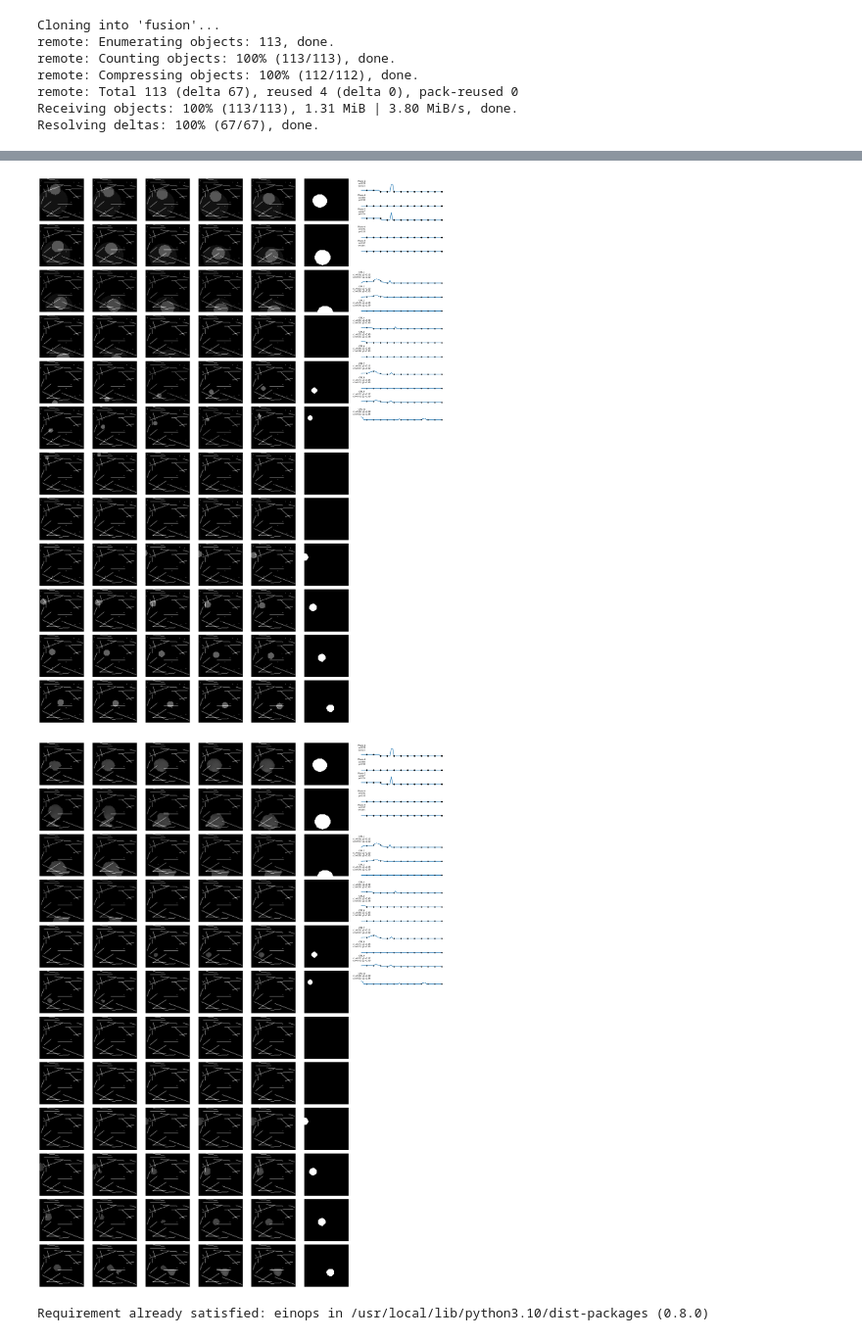
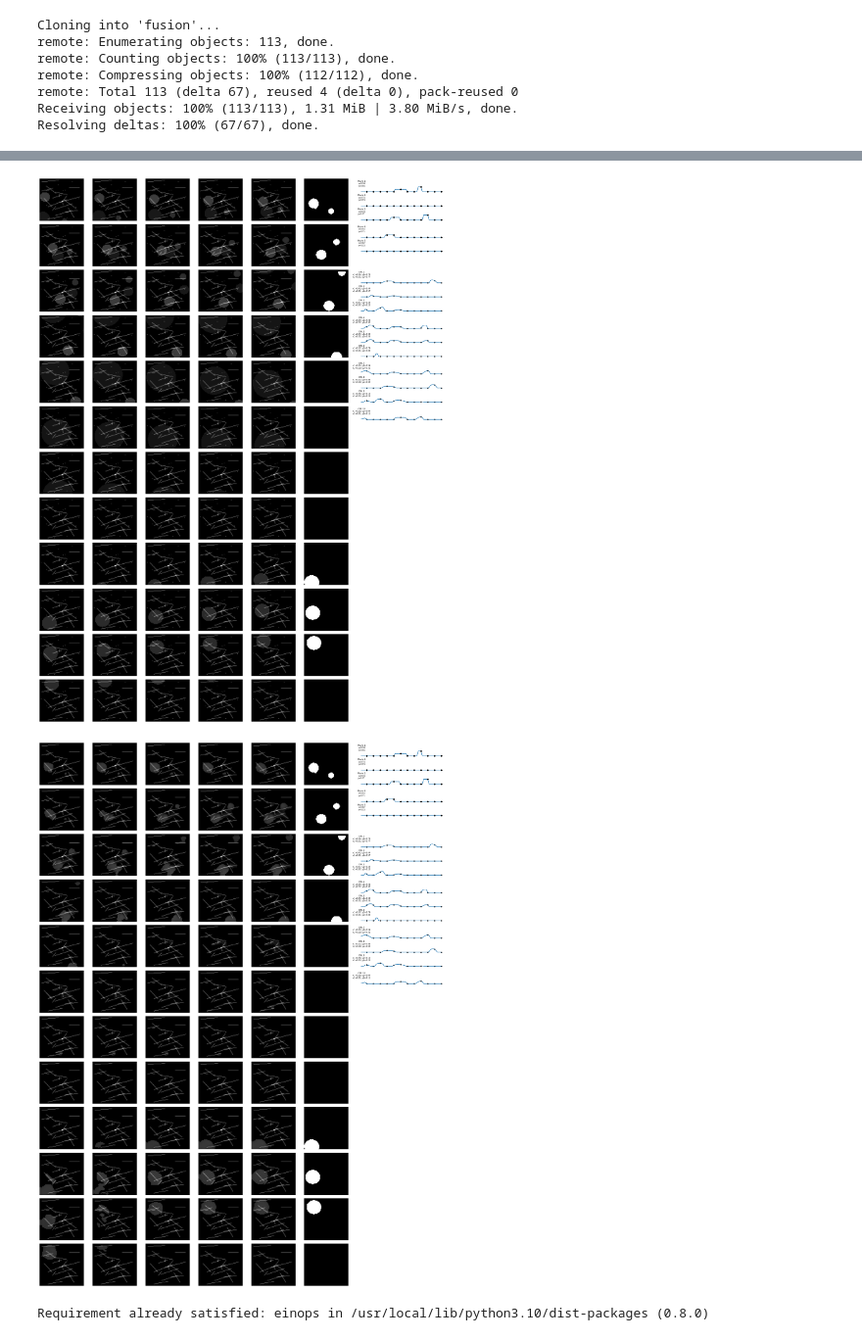
Before and after one commit to nanopiero/fusion, a Jupyter notebook: notebooks/training.ipynb, the cells around one changed output, grey strips where cells are left out. Shown at 98% size. Cells and saved outputs as stored; diff of their text form; code cells hidden in the pictures.

```diff
--- a/notebooks/training.ipynb
+++ b/notebooks/training.ipynb
@@ -541,27 +537,27 @@ plt.plot(csi_values)
 # Exemple / tracés
 
 images = set_tensor_values2(images, point_measurements)
-k=3
+k=1
 plot_images(images[k,...].cpu().numpy() + filters[k,...].cpu().numpy().sum(axis=0),
             noisy_images[k,...].cpu().numpy(),
             point_measurements[k,...].cpu().numpy(),
             segment_measurements[k,...].cpu().numpy())
 # %% [output]
-[figure, old version]
+[figure, new version]
 # %%
 # Tracé output
 model.eval()
 inputs = torch.cat([noisy_images, segment_measurements_fcn], dim=1)
 outputs = model(inputs)
 mask_rnr = outputs[:, :nsteps,...] < outputs[:, nsteps:2*nsteps,...]
 pred_images = (mask_rnr * outputs[:, 2*nsteps:3*nsteps, ...]).detach()
-k=3
+k=1
 plot_images(pred_images[k,...].cpu().numpy() + filters[k,...].cpu().numpy().sum(axis=0),
             noisy_images[k,...].cpu().numpy(),
             point_measurements[k,...].cpu().numpy(),
             segment_measurements[k,...].cpu().numpy())
 # %% [output]
-[figure, old version]
+[figure, new version]
 # %%
 # Archi
 
```
Also changed, not shown: parts of 2 cells of this notebook.
